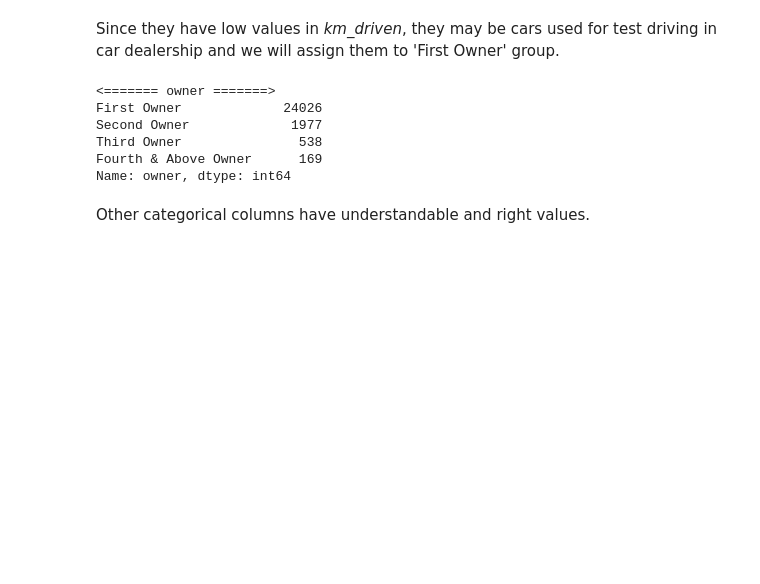
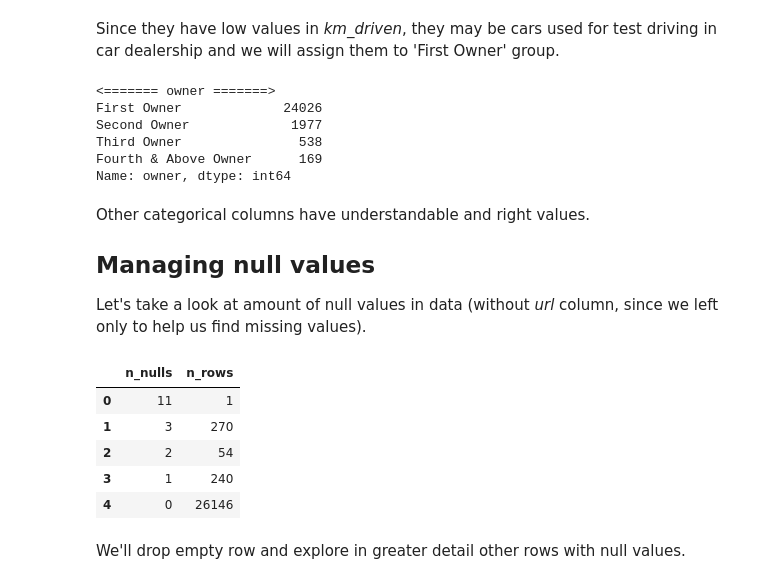
Before and after one commit to ZaikaBohdan/ds_car_price_proj, a Jupyter notebook: car_price_pred.ipynb, the cells around one changed output. Saved outputs shown, nothing was run; the diff lists cells and outputs as text; code cells hidden in the pictures; blank space fills up the shorter version.

```diff
--- a/car_price_pred.ipynb
+++ b/car_price_pred.ipynb
@@ -1220,3 +1220,23 @@ Fourth & Above Owner      169
 Name: owner, dtype: int64
 # %% [markdown]
 Other categorical columns have understandable and right values.
+## Managing null values
+Let's take a look at amount of null values in data (without *url* column, since we left only to help us find missing values).
+# %%
+def null_counter(df):
+    display(
+        pd.DataFrame(
+            df.isnull().sum(axis=1).value_counts().sort_index(ascending=False)
+        ).reset_index().rename(columns={'index':'n_nulls', 0:'n_rows'})
+    )
+# %%
+null_counter(raw_data.loc[:, raw_data.columns != 'url'])
+# %% [output]
+|  | n_nulls | n_rows |
+| 0 | 11 | 1 |
+| 1 | 3 | 270 |
+| 2 | 2 | 54 |
+| 3 | 1 | 240 |
+| 4 | 0 | 26146 |
+# %% [markdown]
+We'll drop empty row and explore in greater detail other rows with null values.
```
Also changed, not shown: parts of 18 cells of this notebook.
